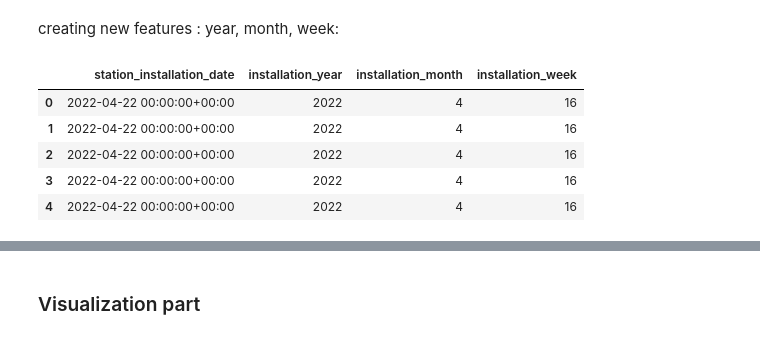
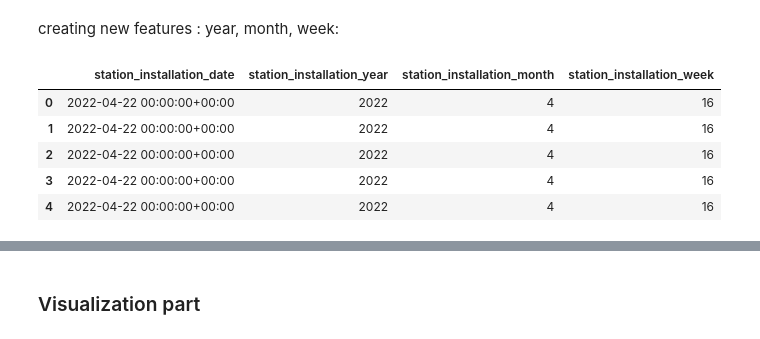
Before and after one commit to trangdtk-vnu/charging_stations, a Jupyter notebook: pdr_locations.ipynb, the cells around one changed output, grey strips where cells are left out. Cells and saved outputs as stored; diff of their text form; code cells hidden in the pictures.

```diff
--- a/pdr_locations.ipynb
+++ b/pdr_locations.ipynb
@@ -837,19 +839,19 @@ creating new features : year, month, week:
 pdr_locations_cleaned['station_installation_date'] = pd.to_datetime(pdr_locations_cleaned['station_installation_date'], errors='coerce')
 
 # create new columns for year, month, and week
-pdr_locations_cleaned['installation_year'] = pdr_locations_cleaned['station_installation_date'].dt.year
-pdr_locations_cleaned['installation_month'] = pdr_locations_cleaned['station_installation_date'].dt.month
-pdr_locations_cleaned['installation_week'] = pdr_locations_cleaned['station_installation_date'].dt.isocalendar().week
+pdr_locations_cleaned['station_installation_year'] = pdr_locations_cleaned['station_installation_date'].dt.year
+pdr_locations_cleaned['station_installation_month'] = pdr_locations_cleaned['station_installation_date'].dt.month
+pdr_locations_cleaned['station_installation_week'] = pdr_locations_cleaned['station_installation_date'].dt.isocalendar().week
 # %%
 # convert year, month, and week columns to integer, filling NaN values with 0 (or another appropriate value)
-pdr_locations_cleaned['installation_year'] = pdr_locations_cleaned['installation_year'].fillna(0).astype(int)
-pdr_locations_cleaned['installation_month'] = pdr_locations_cleaned['installation_month'].fillna(0).astype(int)
-pdr_locations_cleaned['installation_week'] = pdr_locations_cleaned['installation_week'].fillna(0).astype(int)
+pdr_locations_cleaned['station_installation_year'] = pdr_locations_cleaned['station_installation_year'].fillna(0).astype(int)
+pdr_locations_cleaned['station_installation_month'] = pdr_locations_cleaned['station_installation_month'].fillna(0).astype(int)
+pdr_locations_cleaned['station_installation_week'] = pdr_locations_cleaned['station_installation_week'].fillna(0).astype(int)
 
 # display the first few rows to verify the changes
-pdr_locations_cleaned[['station_installation_date', 'installation_year', 'installation_month', 'installation_week']].head()
+pdr_locations_cleaned[['station_installation_date', 'station_installation_year', 'station_installation_month', 'station_installation_week']].head()
 # %% [output]
-|  | station_installation_date | installation_year | installation_month | installation_week |
+|  | station_installation_date | station_installation_year | station_installation_month | station_installation_week |
 | 0 | 2022-04-22 00:00:00+00:00 | 2022 | 4 | 16 |
 | 1 | 2022-04-22 00:00:00+00:00 | 2022 | 4 | 16 |
 | 2 | 2022-04-22 00:00:00+00:00 | 2022 | 4 | 16 |
```
Also changed, not shown: parts of 16 cells of this notebook.
